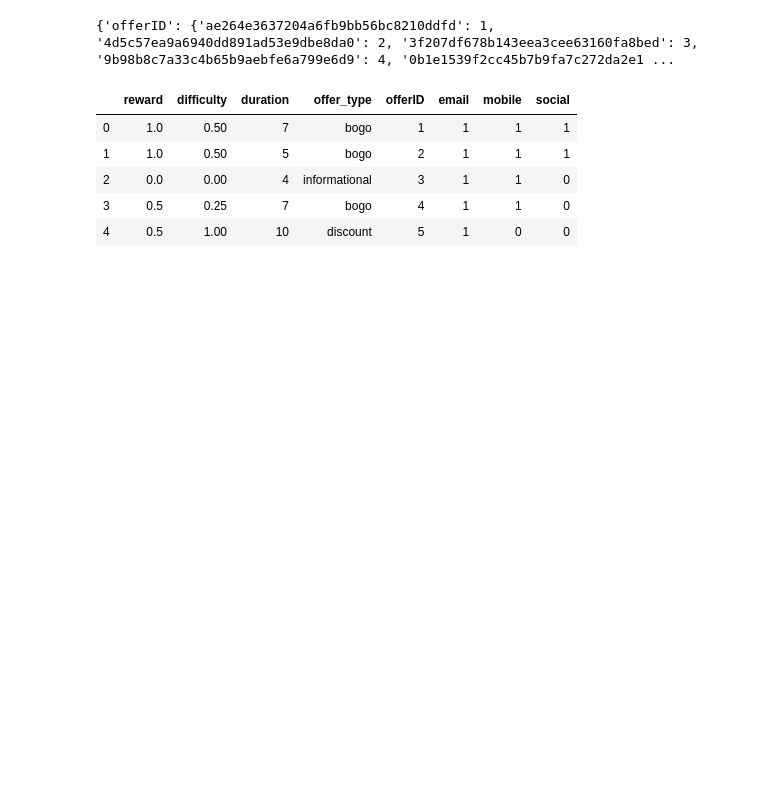
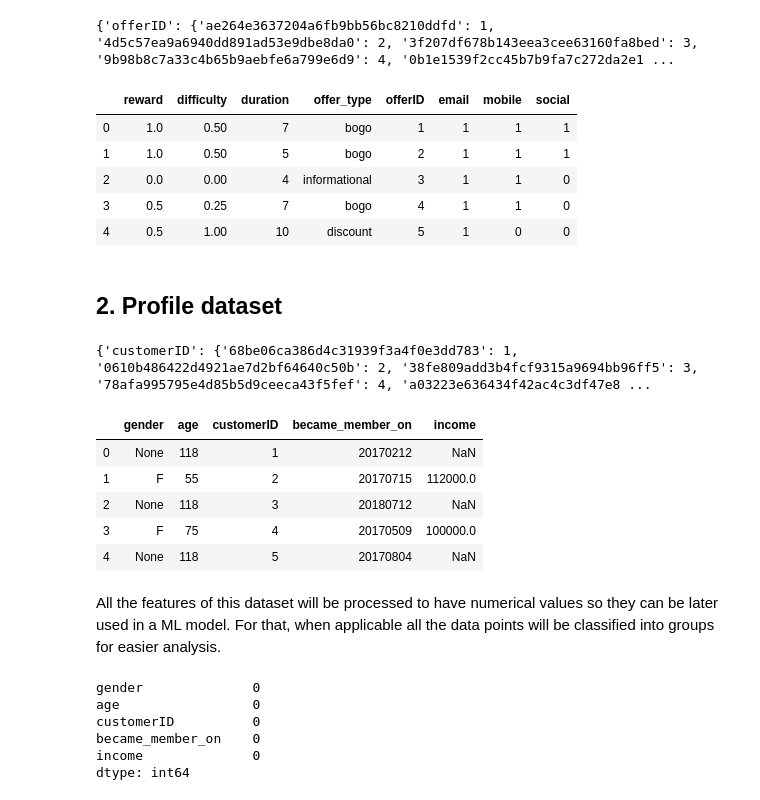
Before and after one commit to alserranor/StarbucksPromotion, a Jupyter notebook: Starbucks.ipynb, the cells around one changed output. Cells and saved outputs as stored; diff of their text form; code cells hidden in the pictures; blank space fills up the shorter version.

Commit message:
Starbucks.ipnyb: Preprocessing update

```diff
--- a/Starbucks.ipynb
+++ b/Starbucks.ipynb
@@ -426,3 +426,32 @@ dfPortfolio.head()
 | 2 | 0.0 | 0.00 | 4 | informational | 3 | 1 | 1 | 0 |
 | 3 | 0.5 | 0.25 | 7 | bogo | 4 | 1 | 1 | 0 |
 | 4 | 0.5 | 1.00 | 10 | discount | 5 | 1 | 0 | 0 |
+# %% [markdown]
+## 2. Profile dataset
+# %%
+# Copy of the portfolio dataset for cleaning and preprocessing
+dfProfile = profile.copy()
+# %%
+# Rename ID to differentiate between datasets
+dfProfile.rename(columns = {'id': 'customerID'}, inplace = True)
+# %%
+# Ennumerate customerID for simplicity
+listCustomerID = dfProfile['customerID'].tolist()
+
+enCustomerID = {'customerID': {k: v for k, v in zip(listCustomerID, list(range(1, len(listCustomerID) + 1)))}}
+print(enCustomerID)
+# %% [output]
+{'customerID': {'68be06ca386d4c31939f3a4f0e3dd783': 1, '0610b486422d4921ae7d2bf64640c50b': 2, '38fe809add3b4fcf9315a9694bb96ff5': 3, '78afa995795e4d85b5d9ceeca43f5fef': 4, 'a03223e636434f42ac4c3df47e8 ...
+# %%
+# Replace in dfProfile
+dfProfile.replace(enCustomerID, inplace = True)
+dfProfile.head()
+# %% [output]
+|  | gender | age | customerID | became_member_on | income |
+| 0 | None | 118 | 1 | 20170212 | NaN |
+| 1 | F | 55 | 2 | 20170715 | 112000.0 |
+| 2 | None | 118 | 3 | 20180712 | NaN |
+| 3 | F | 75 | 4 | 20170509 | 100000.0 |
+| 4 | None | 118 | 5 | 20170804 | NaN |
+# %% [markdown]
+All the features of this dataset will be processed to have numerical values so they can be later used in a ML model. For that, when applicable all the data points will be classified into groups for easier analysis.
@@ -428,0 +464,11 @@ dfPortfolio.head()
+# %%
+# Then, all the NaN values are removed from the data set
+dfProfile.dropna(inplace = True)
+dfProfile.isna().sum()
+# %% [output]
+gender              0
+age                 0
+customerID          0
+became_member_on    0
+income              0
+dtype: int64
```
Also changed, not shown: parts of 7 cells of this notebook.
